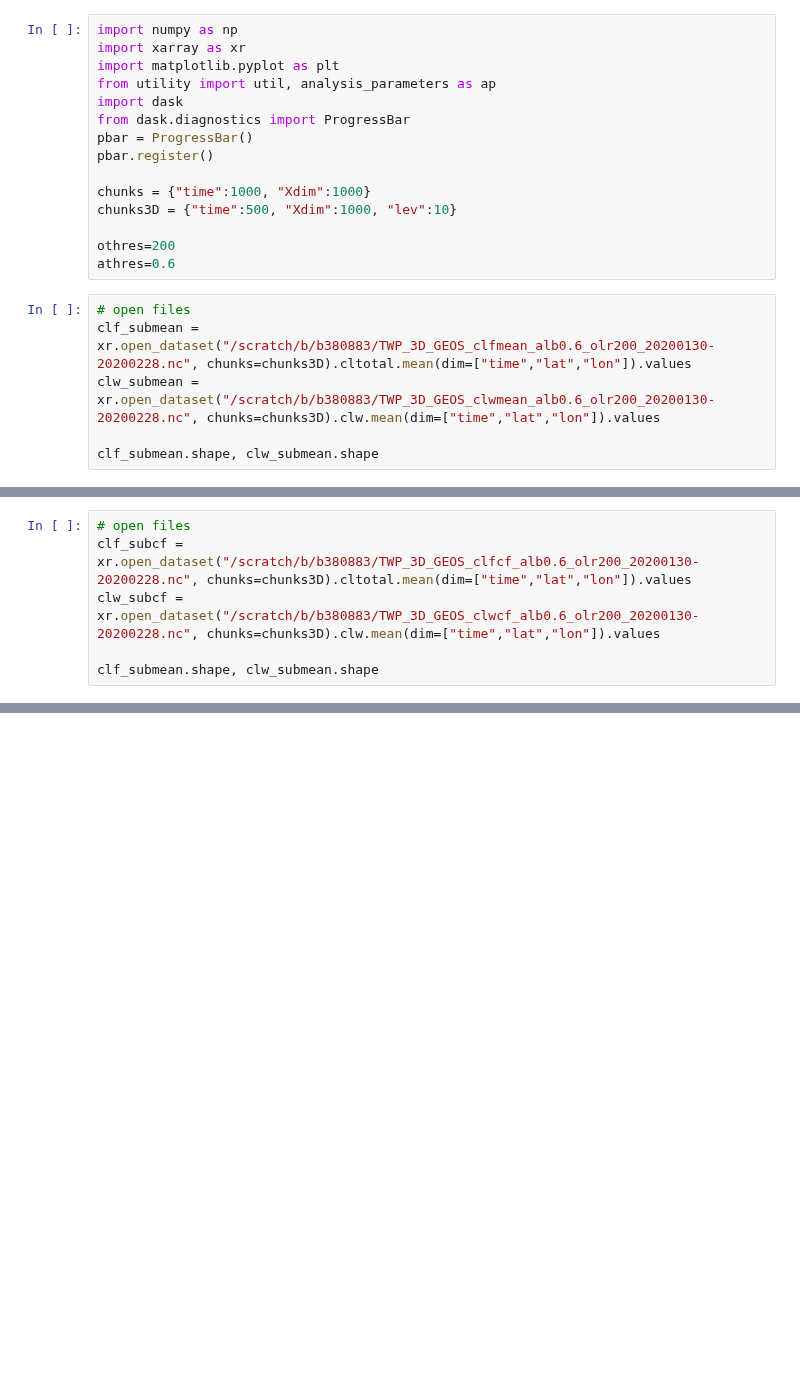
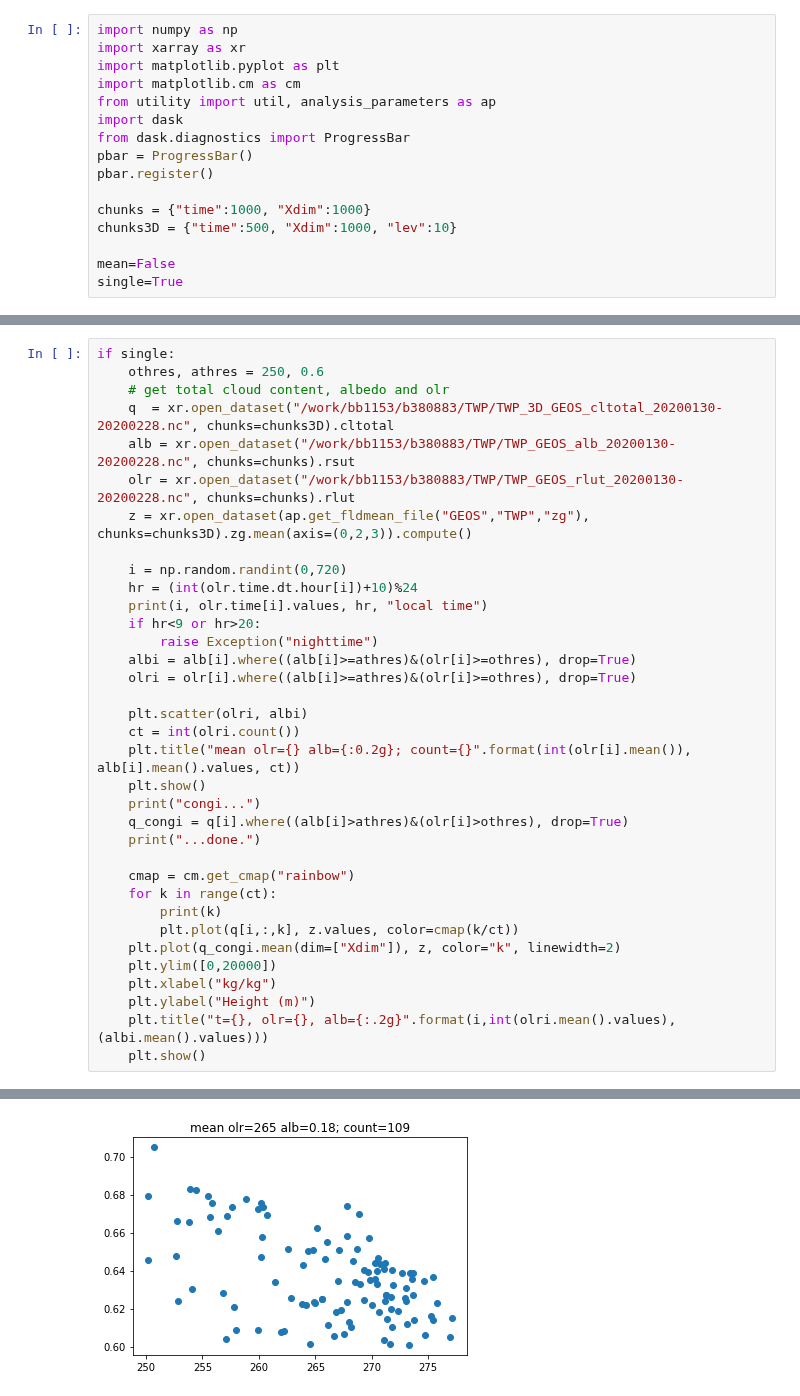
Before and after one commit to smturbev/dyamond2, a Jupyter notebook: python_scripts/congestus.ipynb, the cells around one changed output, grey strips where cells are left out. Cells and saved outputs as stored; diff of their text form; blank space fills up the shorter version.

```diff
--- a/python_scripts/congestus.ipynb
+++ b/python_scripts/congestus.ipynb
@@ -2,6 +2,7 @@
 import numpy as np
 import xarray as xr
 import matplotlib.pyplot as plt
+import matplotlib.cm as cm
 from utility import util, analysis_parameters as ap
 import dask
 from dask.diagnostics import ProgressBar
@@ -11,11 +12,5 @@ pbar.register()
 chunks = {"time":1000, "Xdim":1000}
 chunks3D = {"time":500, "Xdim":1000, "lev":10}
 
-othres=200
-athres=0.6
+mean=False
+single=True
-# %%
-# open files
-clf_submean = xr.open_dataset("/scratch/b/b380883/TWP_3D_GEOS_clfmean_alb0.6_olr200_20200130-20200228.nc", chunks=chunks3D).cltotal.mean(dim=["time","lat","lon"]).values
-clw_submean = xr.open_dataset("/scratch/b/b380883/TWP_3D_GEOS_clwmean_alb0.6_olr200_20200130-20200228.nc", chunks=chunks3D).clw.mean(dim=["time","lat","lon"]).values
-
-clf_submean.shape, clw_submean.shape
@@ -26,6 +16,0 @@ clf_submean.shape, clw_submean.shape
-# %%
-# open files
-clf_subcf = xr.open_dataset("/scratch/b/b380883/TWP_3D_GEOS_clfcf_alb0.6_olr200_20200130-20200228.nc", chunks=chunks3D).cltotal.mean(dim=["time","lat","lon"]).values
-clw_subcf = xr.open_dataset("/scratch/b/b380883/TWP_3D_GEOS_clwcf_alb0.6_olr200_20200130-20200228.nc", chunks=chunks3D).clw.mean(dim=["time","lat","lon"]).values
-
-clf_submean.shape, clw_submean.shape
@@ -65,0 +125,36 @@ plt.show()
+# %%
+if single:
+    othres, athres = 250, 0.6
+    # get total cloud content, albedo and olr
+    q  = xr.open_dataset("/work/bb1153/b380883/TWP/TWP_3D_GEOS_cltotal_20200130-20200228.nc", chunks=chunks3D).cltotal
+    alb = xr.open_dataset("/work/bb1153/b380883/TWP/TWP_GEOS_alb_20200130-20200228.nc", chunks=chunks).rsut
+    olr = xr.open_dataset("/work/bb1153/b380883/TWP/TWP_GEOS_rlut_20200130-20200228.nc", chunks=chunks).rlut
+    z = xr.open_dataset(ap.get_fldmean_file("GEOS","TWP","zg"), chunks=chunks3D).zg.mean(axis=(0,2,3)).compute()
+
+    i = np.random.randint(0,720)
+    hr = (int(olr.time.dt.hour[i])+10)%24
+    print(i, olr.time[i].values, hr, "local time")
+    if hr<9 or hr>20:
+        raise Exception("nighttime")
+    albi = alb[i].where((alb[i]>=athres)&(olr[i]>=othres), drop=True)
+    olri = olr[i].where((alb[i]>=athres)&(olr[i]>=othres), drop=True)
+
+    plt.scatter(olri, albi)
+    ct = int(olri.count())
+    plt.title("mean olr={} alb={:0.2g}; count={}".format(int(olr[i].mean()), alb[i].mean().values, ct))
+    plt.show()
+    print("congi...")
+    q_congi = q[i].where((alb[i]>athres)&(olr[i]>othres), drop=True)
+    print("...done.")
+
+    cmap = cm.get_cmap("rainbow")
+    for k in range(ct):
+        print(k)
+        plt.plot(q[i,:,k], z.values, color=cmap(k/ct))
+    plt.plot(q_congi.mean(dim=["Xdim"]), z, color="k", linewidth=2)
+    plt.ylim([0,20000])
+    plt.xlabel("kg/kg")
+    plt.ylabel("Height (m)")
+    plt.title("t={}, olr={}, alb={:.2g}".format(i,int(olri.mean().values), (albi.mean().values)))
+    plt.show()
+# %% [output]
@@ -65,0 +178 @@ plt.show()
+[figure, added]
```
Also changed, not shown: parts of 12 cells of this notebook, 11 other files.
